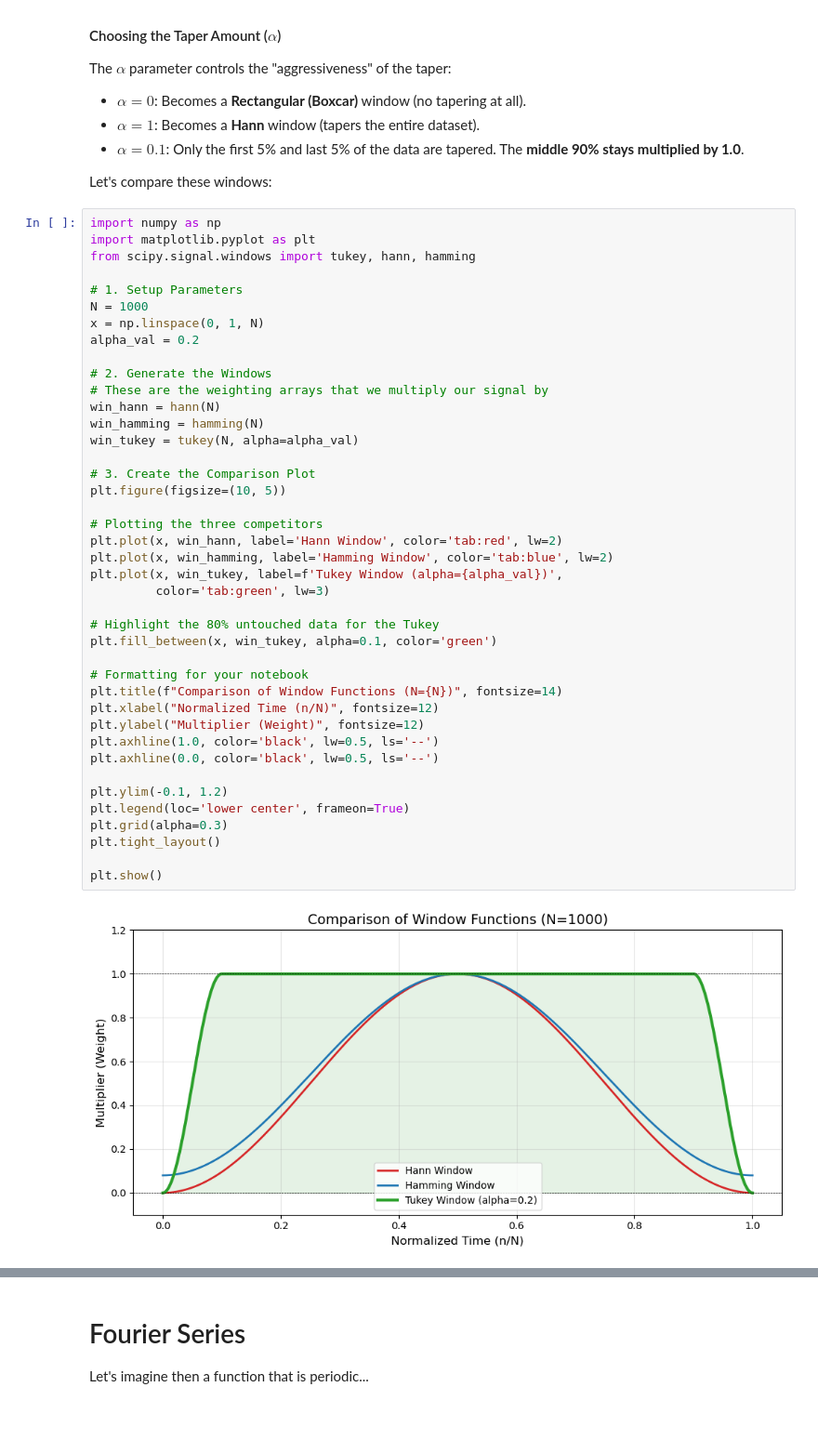
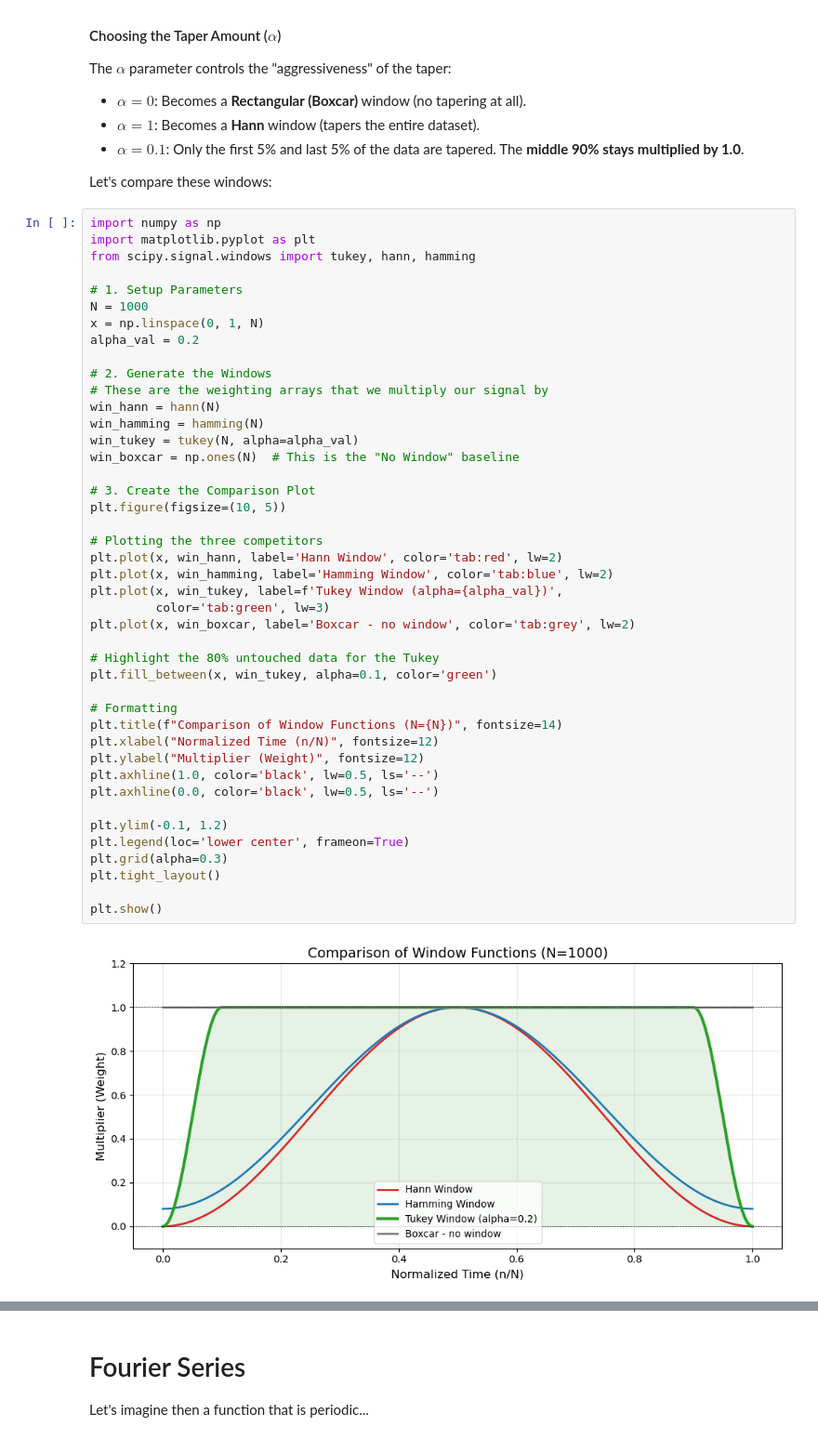
Before and after one commit to adriantompkins/climate-book, a Jupyter notebook: notebooks/part2_cda/climdata_FFT_analysis.ipynb, the cells around one changed output, grey strips where cells are left out. Shown at 93% size. Cells and saved outputs as stored; diff of their text form.

Commit message:
many additions for the FFT lesson, windows and tapering, new plots and explanations, reordering too

```diff
--- a/notebooks/part2_cda/climdata_FFT_analysis.ipynb
+++ b/notebooks/part2_cda/climdata_FFT_analysis.ipynb
@@ -456,32 +456,34 @@ alpha_val = 0.2
 # These are the weighting arrays that we multiply our signal by
 win_hann = hann(N)
 win_hamming = hamming(N)
 win_tukey = tukey(N, alpha=alpha_val)
+win_boxcar = np.ones(N)  # This is the "No Window" baseline
 
 # 3. Create the Comparison Plot
 plt.figure(figsize=(10, 5))
 
 # Plotting the three competitors
 plt.plot(x, win_hann, label='Hann Window', color='tab:red', lw=2)
 plt.plot(x, win_hamming, label='Hamming Window', color='tab:blue', lw=2)
 plt.plot(x, win_tukey, label=f'Tukey Window (alpha={alpha_val})',
          color='tab:green', lw=3)
+plt.plot(x, win_boxcar, label='Boxcar - no window', color='tab:grey', lw=2)
 
 # Highlight the 80% untouched data for the Tukey
 plt.fill_between(x, win_tukey, alpha=0.1, color='green')
 
-# Formatting for your notebook
+# Formatting
 plt.title(f"Comparison of Window Functions (N={N})", fontsize=14)
 plt.xlabel("Normalized Time (n/N)", fontsize=12)
 plt.ylabel("Multiplier (Weight)", fontsize=12)
 plt.axhline(1.0, color='black', lw=0.5, ls='--')
 plt.axhline(0.0, color='black', lw=0.5, ls='--')
 
 plt.ylim(-0.1, 1.2)
 plt.legend(loc='lower center', frameon=True)
 plt.grid(alpha=0.3)
 plt.tight_layout()
 
 plt.show()
 # %% [output]
-[figure, old version]
+[figure, new version]
```
Also changed, not shown: parts of 3 cells of this notebook.
